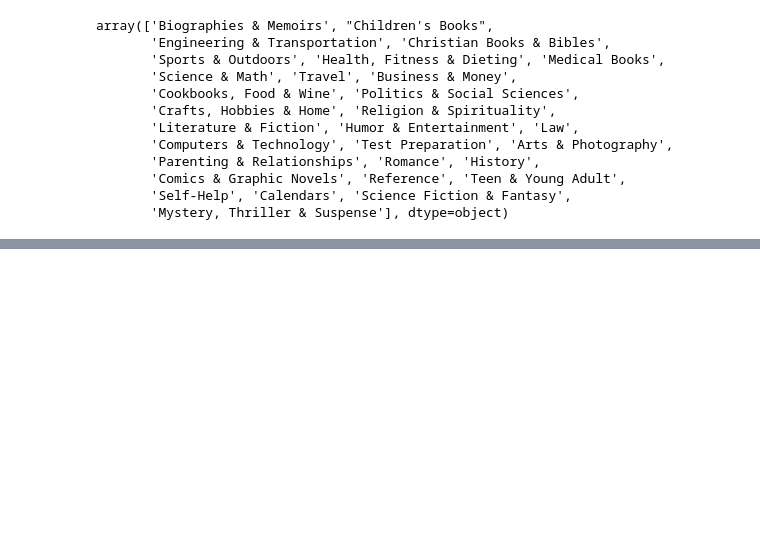
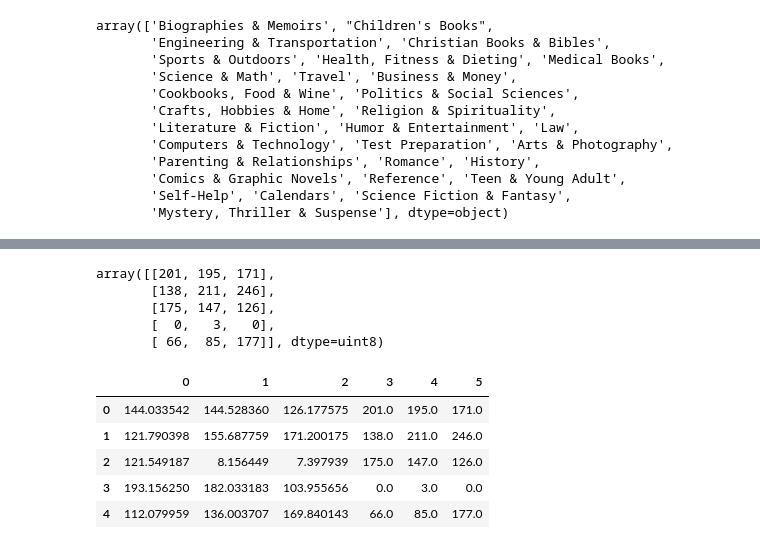
Before and after one commit to NahiaPeschard/wagon_book_cover, a Jupyter notebook: notebooks/elli_notebook.ipynb, the cells around one changed output, grey strips where cells are left out. Cells and saved outputs as stored; diff of their text form; code cells hidden in the pictures; blank space fills up the shorter version.

```diff
--- a/notebooks/elli_notebook.ipynb
+++ b/notebooks/elli_notebook.ipynb
@@ -160,0 +172,3 @@ array(['Biographies & Memoirs', "Children's Books",
+# %%
+X = pd.read_csv("../raw_data/train_x.csv", delimiter=" ", index_col="Id")
+y = pd.read_csv("../raw_data/train_y.csv", delimiter=" ", index_col="Id")
@@ -160,0 +230,43 @@ array(['Biographies & Memoirs', "Children's Books",
+# %%
+average_colors = []
+most_frequent_colors = []
+missing_images = []
+
+
+for image_name in X['Image_name']:
+    image_path = os.path.join("../raw_data/Images/", image_name)
+    image = Image.open(image_path)
+    image_array = np.array(image)
+    average_color = image_array.mean(axis=(0, 1))
+
+    flattened_pixels = image_array.reshape(-1, 3)
+    color_counts = np.bincount(flattened_pixels.argmax(axis=1))
+    most_frequent_color_idx = color_counts.argmax()
+    most_frequent_color = flattened_pixels[flattened_pixels.argmax(axis=1) == most_frequent_color_idx][0]
+
+    average_colors.append(average_color)
+    most_frequent_colors.append(most_frequent_color)
+
+
+average_colors = np.array(average_colors)
+most_frequent_colors = np.array(most_frequent_colors)
+# %%
+average_colors[0:5]
+most_frequent_colors[0:5]
+# %% [output]
+array([[201, 195, 171],
+       [138, 211, 246],
+       [175, 147, 126],
+       [  0,   3,   0],
+       [ 66,  85, 177]], dtype=uint8)
+# %%
+colors = np.hstack((average_colors, most_frequent_colors))
+extracted_features = pd.DataFrame(colors)
+extracted_features.head()
+# %% [output]
+|  | 0 | 1 | 2 | 3 | 4 | 5 |
+| 0 | 144.033542 | 144.528360 | 126.177575 | 201.0 | 195.0 | 171.0 |
+| 1 | 121.790398 | 155.687759 | 171.200175 | 138.0 | 211.0 | 246.0 |
+| 2 | 121.549187 | 8.156449 | 7.397939 | 175.0 | 147.0 | 126.0 |
+| 3 | 193.156250 | 182.033183 | 103.955656 | 0.0 | 3.0 | 0.0 |
+| 4 | 112.079959 | 136.003707 | 169.840143 | 66.0 | 85.0 | 177.0 |
```
Also changed, not shown: parts of 33 cells of this notebook.
